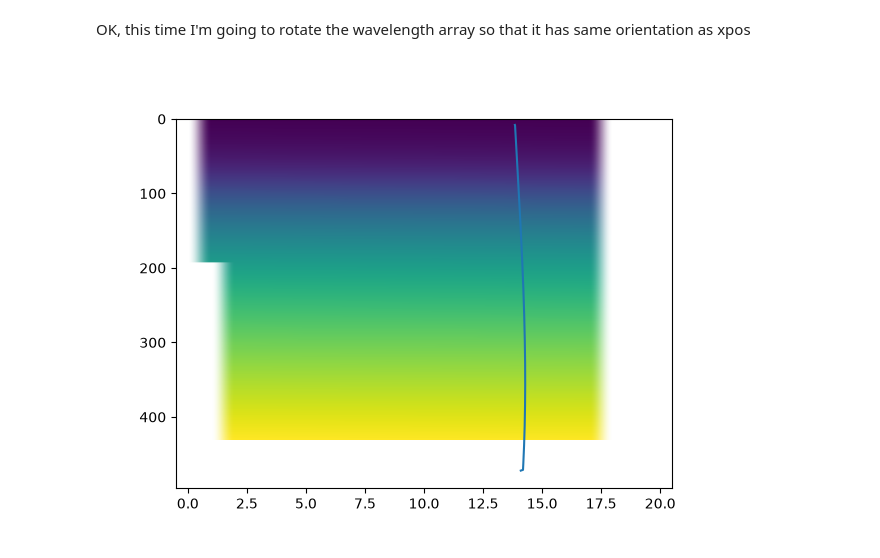
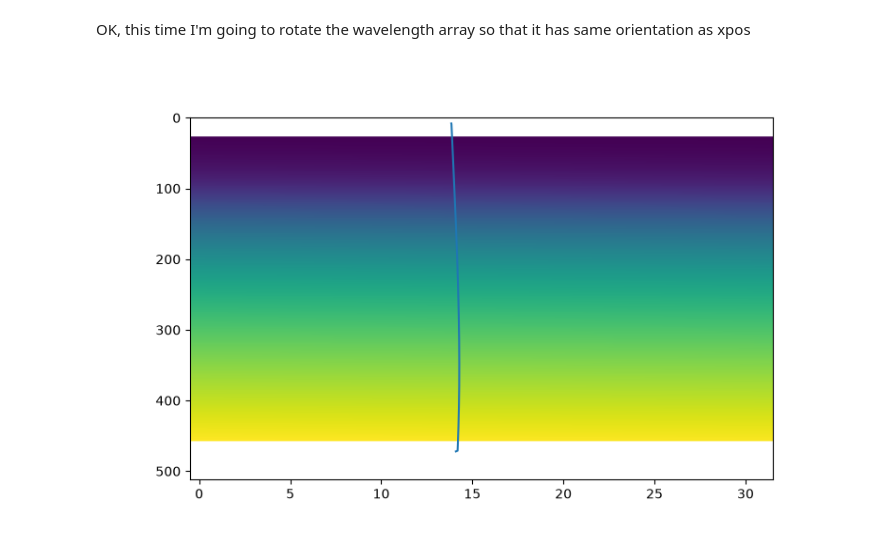
Before and after one commit to J-Ulik/Tiberius, a Jupyter notebook: src/reduction_utils/JWST_utils/reduction_notebooks/3_wavelength_calibration.ipynb, the cells around one changed output. Saved outputs shown, nothing was run; the diff lists cells and outputs as text; code cells hidden in the pictures.

```diff
--- a/src/reduction_utils/JWST_utils/reduction_notebooks/3_wavelength_calibration.ipynb
+++ b/src/reduction_utils/JWST_utils/reduction_notebooks/3_wavelength_calibration.ipynb
@@ -114,11 +116,12 @@ plt.show()
 # %% [markdown]
 OK, this time I'm going to rotate the wavelength array so that it has same orientation as xpos
 # %%
-rotated_wvl_array = np.flip(wvl_array.T,axis=1)
+padded_wvl_array = np.pad(wvl_array, ( (startrow,gainscale["SCI"].shape[1]-(croppedgainscale.shape[0]+startrow)) , (startcol,gainscale["SCI"].shape[2]-(croppedgainscale.shape[1]+startcol))), 'constant', constant_values=np.nan)
+rotated_wvl_array = np.flip(padded_wvl_array.T,axis=1)
+
+plt.figure()
+plt.imshow(rotated_wvl_array,aspect="auto")
+plt.plot(xpos_mean,np.arange(row_min,row_max))
+plt.show()
+# %% [output]
+[figure, added]
-# %%
-plt.figure()
-plt.imshow(rotated_wvl_array,aspect="auto")
-plt.plot(xpos_mean,np.arange(row_min,row_max))
-plt.show()
-# %% [output]
-[figure, removed]
```
Also changed, not shown: parts of 7 cells of this notebook.
